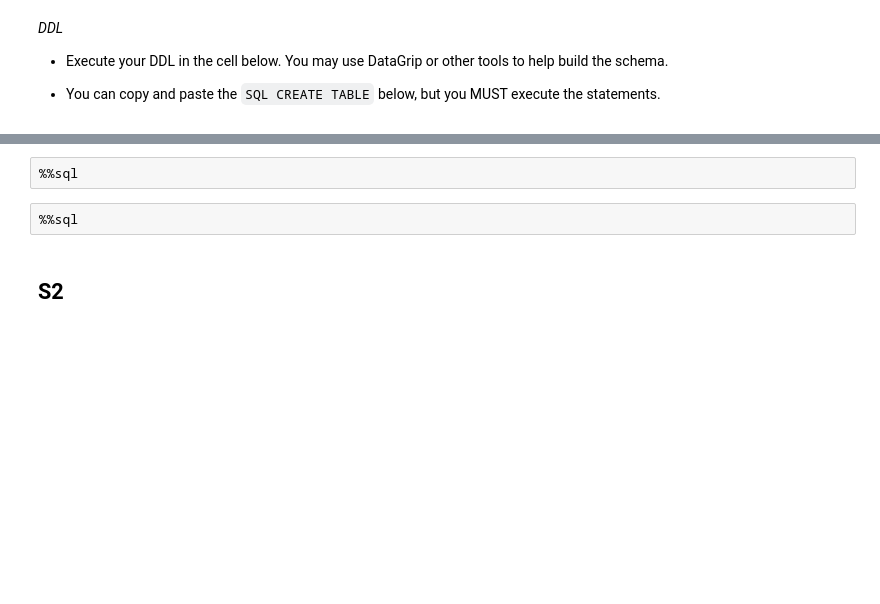
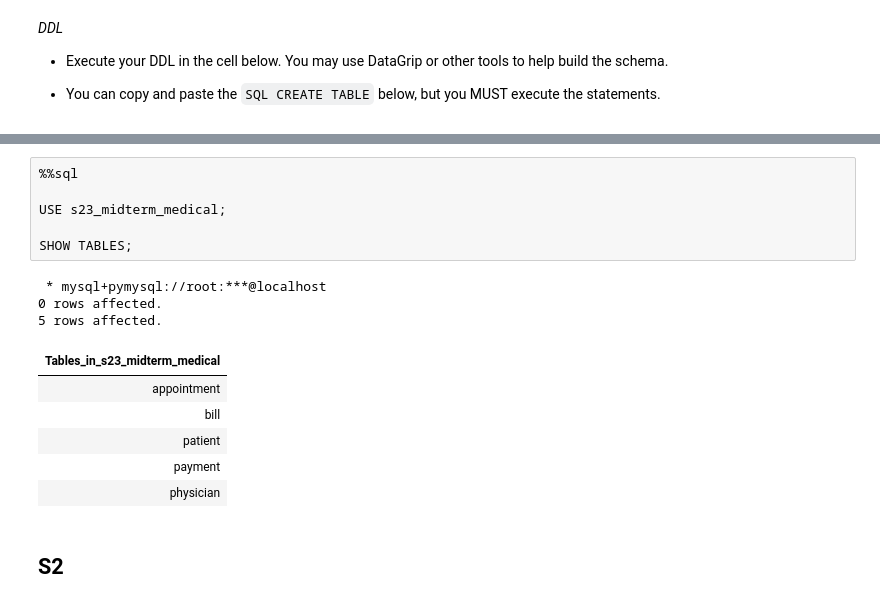
Before and after one commit to fsy2001/midterm, a Jupyter notebook: s23_w4111_midterm.ipynb, the cells around one changed output, grey strips where cells are left out. Drawn from its saved outputs; the diff is of its cells as text; blank space fills up the shorter version.

```diff
--- a/s23_w4111_midterm.ipynb
+++ b/s23_w4111_midterm.ipynb
@@ -678,7 +806,19 @@ _DDL_
 # %%
 %%sql
+
+USE s23_midterm_medical;
+
+SHOW TABLES;
+# %% [output]
+ * mysql+pymysql://root:***@localhost
+0 rows affected.
+5 rows affected.
+| Tables_in_s23_midterm_medical |
+| appointment |
+| bill |
+| patient |
+| payment |
+| physician |
-# %%
-%%sql
 # %% [markdown]
 ## S2
 # %% [markdown]
```
Also changed, not shown: parts of 57 cells of this notebook, 4 other files.
